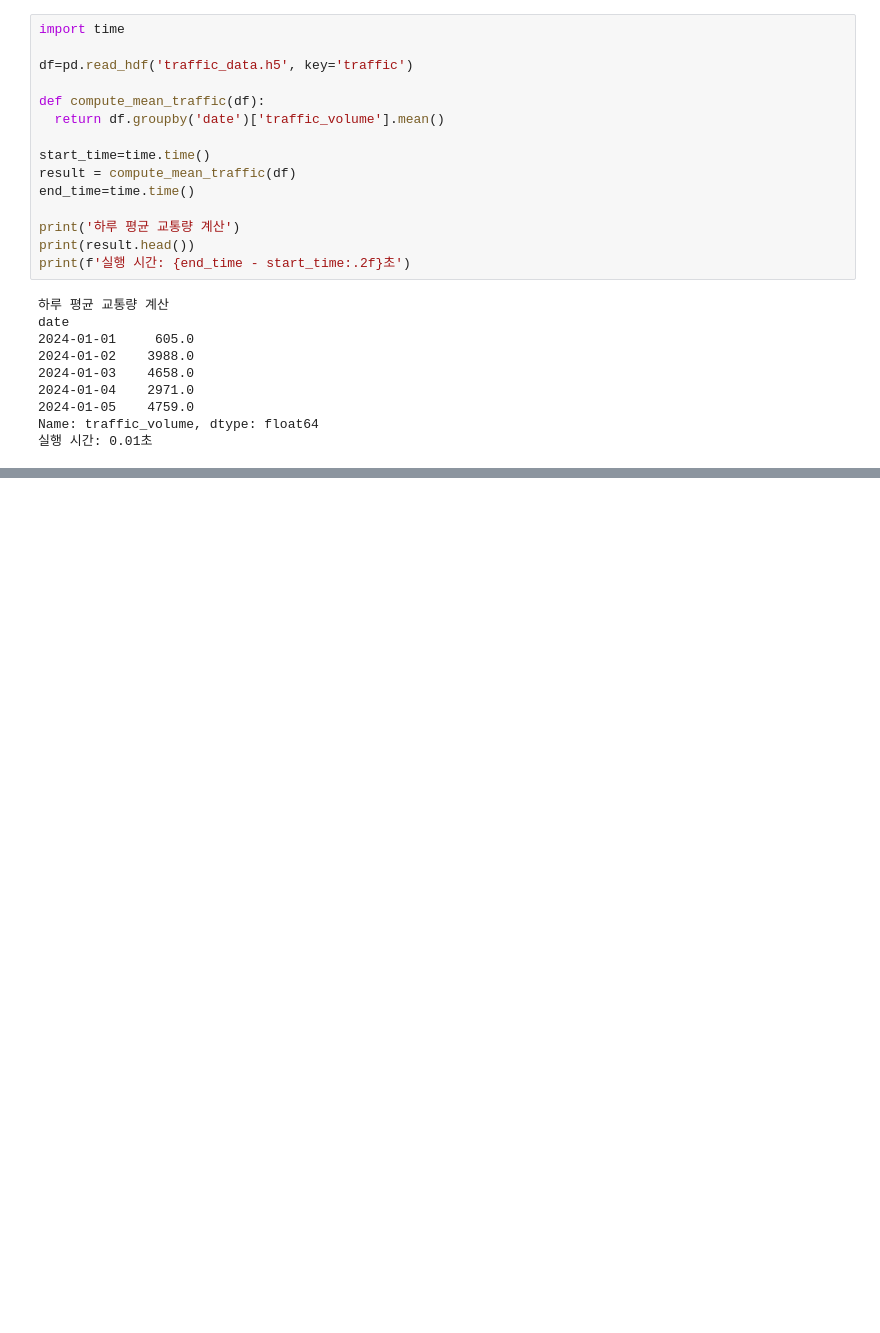
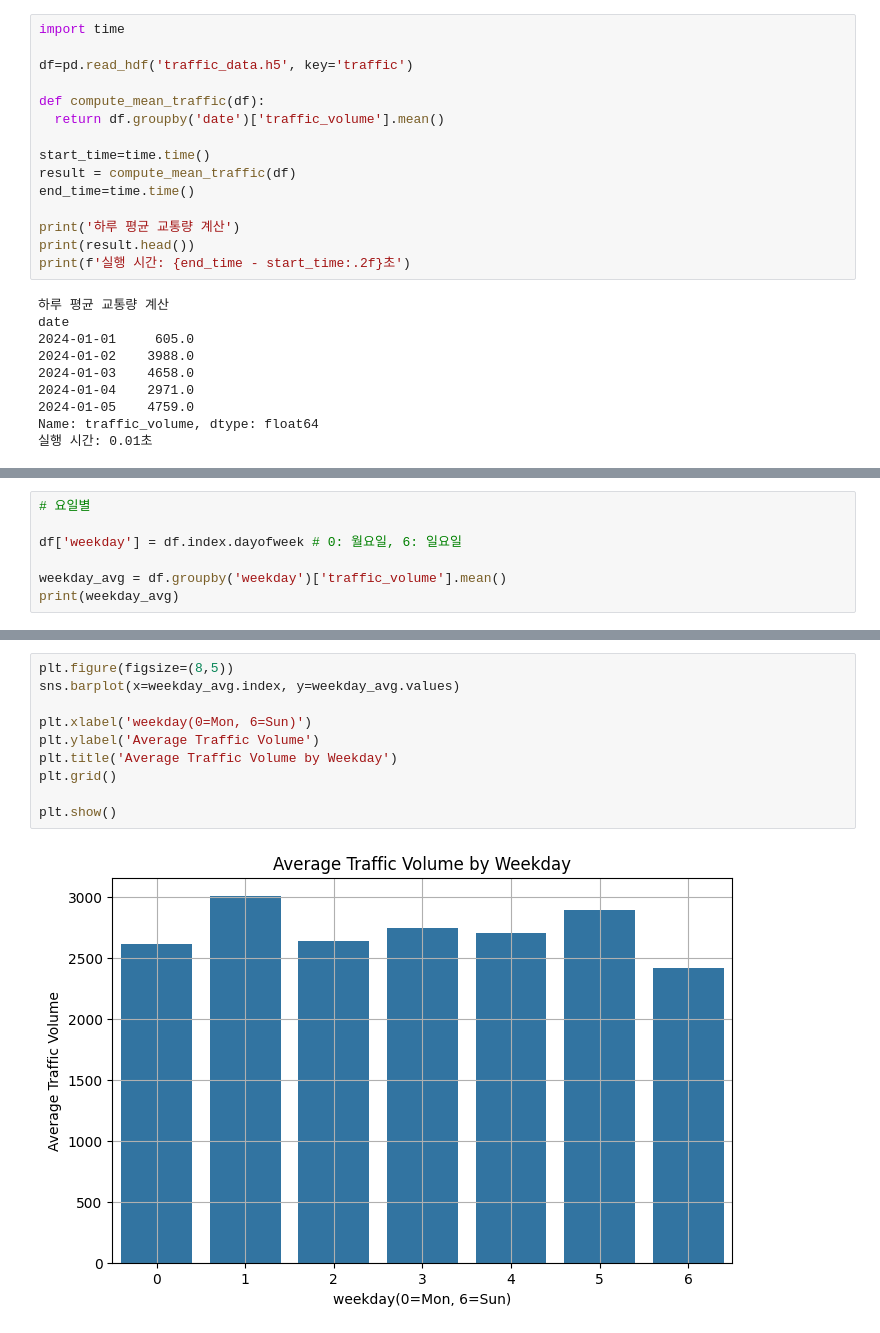
Before and after one commit to boreumlee/traffic, a Jupyter notebook: 교통데이터분석.ipynb, the cells around one changed output, grey strips where cells are left out. Drawn from its saved outputs; the diff is of its cells as text; blank space fills up the shorter version.

```diff
--- a/교통데이터분석.ipynb
+++ b/교통데이터분석.ipynb
@@ -109,0 +110,7 @@ plt.show()
+# %%
+# 요일별
+
+df['weekday'] = df.index.dayofweek # 0: 월요일, 6: 일요일
+
+weekday_avg = df.groupby('weekday')['traffic_volume'].mean()
+print(weekday_avg)
@@ -109,0 +127,12 @@ plt.show()
+# %%
+plt.figure(figsize=(8,5))
+sns.barplot(x=weekday_avg.index, y=weekday_avg.values)
+
+plt.xlabel('weekday(0=Mon, 6=Sun)')
+plt.ylabel('Average Traffic Volume')
+plt.title('Average Traffic Volume by Weekday')
+plt.grid()
+
+plt.show()
+# %% [output]
+[figure, added]
```
Also changed, not shown: parts of 16 cells of this notebook.
